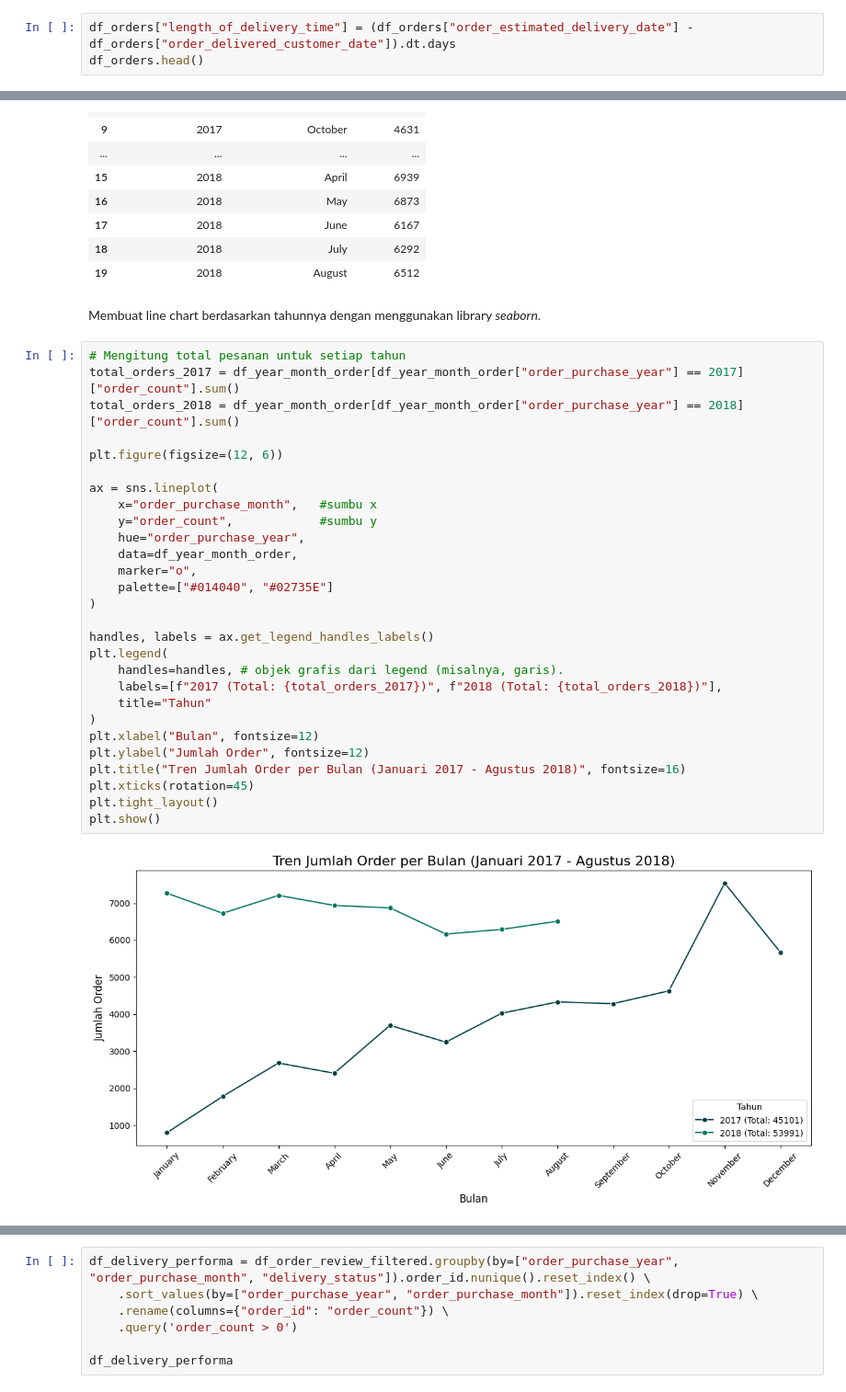
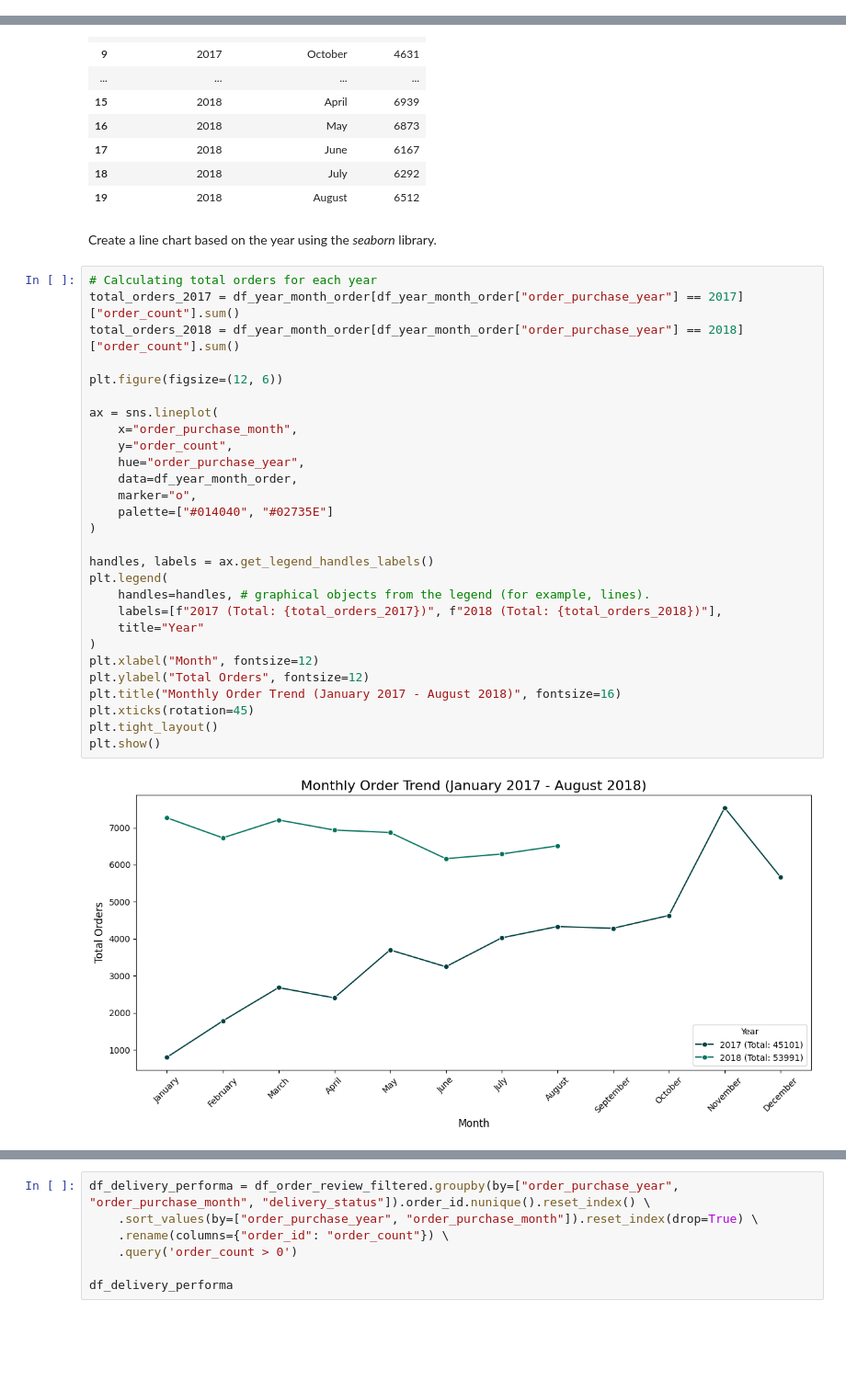
Before and after one commit to naurahhanaf/learn-project, a Jupyter notebook: brazilian-ecommerce-analysis/notebook.ipynb, the cells around one changed output, grey strips where cells are left out. Shown at 92% size. Saved outputs shown, nothing was run; the diff lists cells and outputs as text; blank space fills up the shorter version.

```diff
--- a/brazilian-ecommerce-analysis/notebook.ipynb
+++ b/brazilian-ecommerce-analysis/notebook.ipynb
@@ -307,3 +305,0 @@ df_orders.groupby(by="delivery_status").agg({
-# %%
-df_orders["length_of_delivery_time"] = (df_orders["order_estimated_delivery_date"] - df_orders["order_delivered_customer_date"]).dt.days
-df_orders.head()
@@ -452,37 +439,37 @@ See the caveats in the documentation: https://pandas.pydata.org/pandas-docs/stab
 | 17 | 2018 | June | 6167 |
 | 18 | 2018 | July | 6292 |
 | 19 | 2018 | August | 6512 |
-# %% [markdown]
-Membuat line chart berdasarkan tahunnya dengan menggunakan library *seaborn*.
+# %% [markdown]
+Create a line chart based on the year using the *seaborn* library.
 # %%
-# Mengitung total pesanan untuk setiap tahun
+# Calculating total orders for each year
 total_orders_2017 = df_year_month_order[df_year_month_order["order_purchase_year"] == 2017]["order_count"].sum()
 total_orders_2018 = df_year_month_order[df_year_month_order["order_purchase_year"] == 2018]["order_count"].sum()
 
 plt.figure(figsize=(12, 6))
 
 ax = sns.lineplot(
-    x="order_purchase_month",   #sumbu x
-    y="order_count",            #sumbu y
+    x="order_purchase_month",
+    y="order_count",
     hue="order_purchase_year",
     data=df_year_month_order,
     marker="o",
     palette=["#014040", "#02735E"]
 )
 
 handles, labels = ax.get_legend_handles_labels()
 plt.legend(
-    handles=handles, # objek grafis dari legend (misalnya, garis).
+    handles=handles, # graphical objects from the legend (for example, lines).
     labels=[f"2017 (Total: {total_orders_2017})", f"2018 (Total: {total_orders_2018})"],
-    title="Tahun"
+    title="Year"
 )
-plt.xlabel("Bulan", fontsize=12)
-plt.ylabel("Jumlah Order", fontsize=12)
-plt.title("Tren Jumlah Order per Bulan (Januari 2017 - Agustus 2018)", fontsize=16)
+plt.xlabel("Month", fontsize=12)
+plt.ylabel("Total Orders", fontsize=12)
+plt.title("Monthly Order Trend (January 2017 - August 2018)", fontsize=16)
 plt.xticks(rotation=45)
 plt.tight_layout()
 plt.show()
 # %% [output]
-[figure, old version]
+[figure, new version]
 # %% [markdown]
 **Insight:**
```
Also changed, not shown: parts of 86 cells of this notebook.
